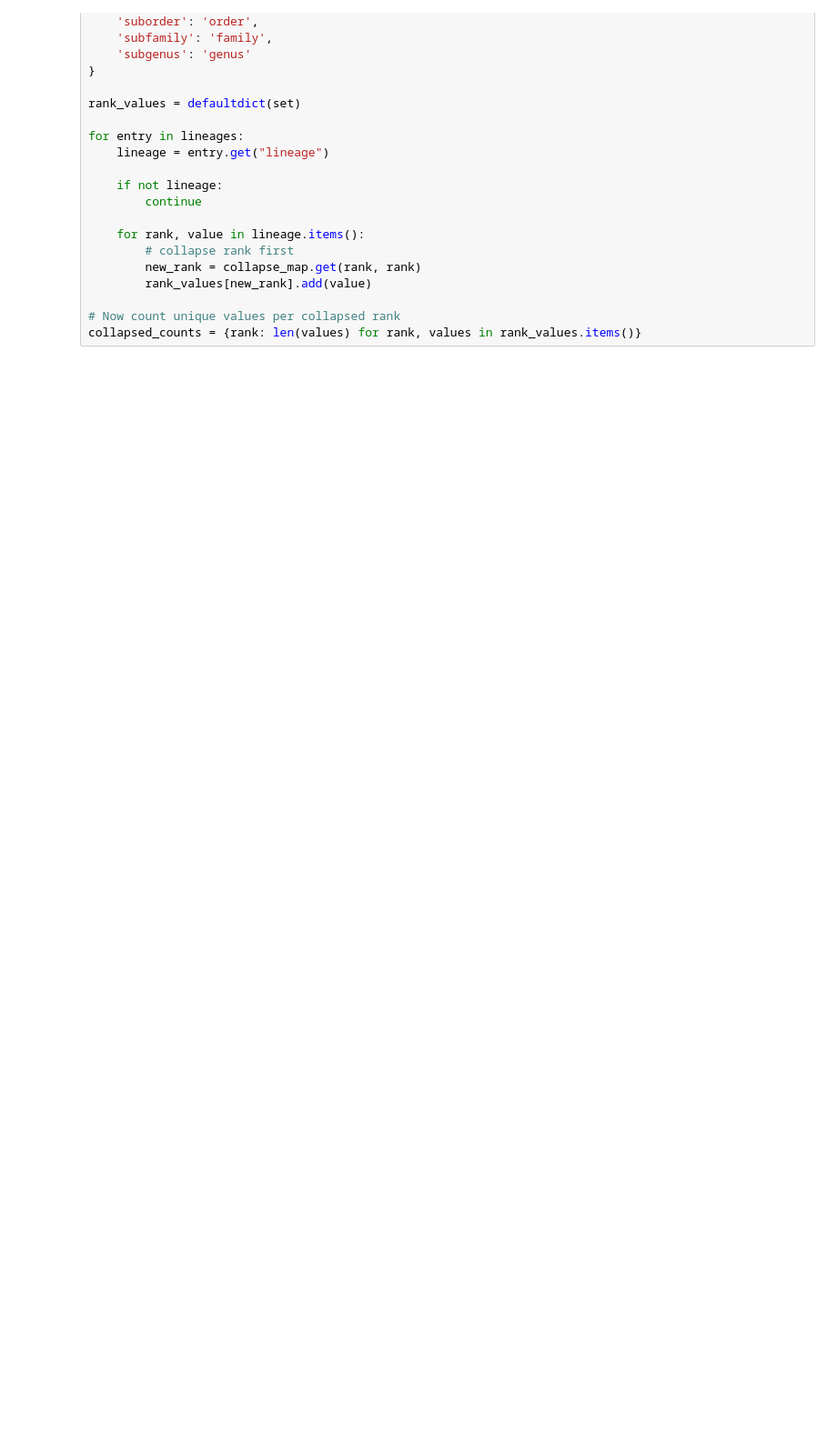
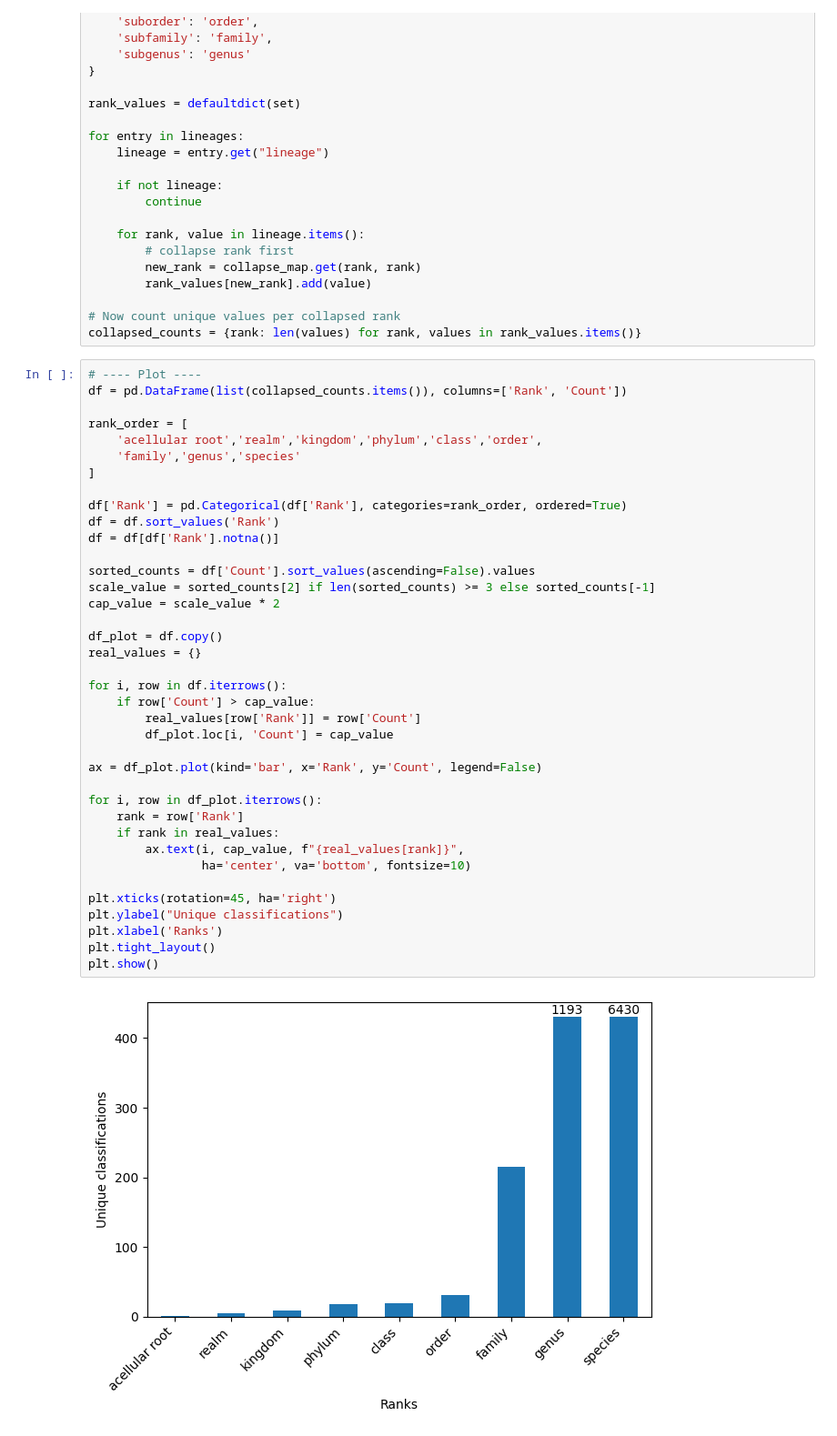
Before and after one commit to JaimeQMUL/NAAT_artic_phages, a Jupyter notebook: notebooks/visualisation.ipynb, the cells around one changed output. Shown at 91% size. Cells and saved outputs as stored; diff of their text form; blank space fills up the shorter version.

```diff
--- a/notebooks/visualisation.ipynb
+++ b/notebooks/visualisation.ipynb
@@ -226,3 +266,43 @@ for entry in lineages:
 
 # Now count unique values per collapsed rank
 collapsed_counts = {rank: len(values) for rank, values in rank_values.items()}
+# %%
+# ---- Plot ----
+df = pd.DataFrame(list(collapsed_counts.items()), columns=['Rank', 'Count'])
+
+rank_order = [
+    'acellular root','realm','kingdom','phylum','class','order',
+    'family','genus','species'
+]
+
+df['Rank'] = pd.Categorical(df['Rank'], categories=rank_order, ordered=True)
+df = df.sort_values('Rank')
+df = df[df['Rank'].notna()]
+
+sorted_counts = df['Count'].sort_values(ascending=False).values
+scale_value = sorted_counts[2] if len(sorted_counts) >= 3 else sorted_counts[-1]
+cap_value = scale_value * 2
+
+df_plot = df.copy()
+real_values = {}
+
+for i, row in df.iterrows():
+    if row['Count'] > cap_value:
+        real_values[row['Rank']] = row['Count']
+        df_plot.loc[i, 'Count'] = cap_value
+
+ax = df_plot.plot(kind='bar', x='Rank', y='Count', legend=False)
+
+for i, row in df_plot.iterrows():
+    rank = row['Rank']
+    if rank in real_values:
+        ax.text(i, cap_value, f"{real_values[rank]}",
+                ha='center', va='bottom', fontsize=10)
+
+plt.xticks(rotation=45, ha='right')
+plt.ylabel("Unique classifications")
+plt.xlabel('Ranks')
+plt.tight_layout()
+plt.show()
+# %% [output]
+[figure, added]
```
Also changed, not shown: parts of 8 cells of this notebook, 26 other files.
